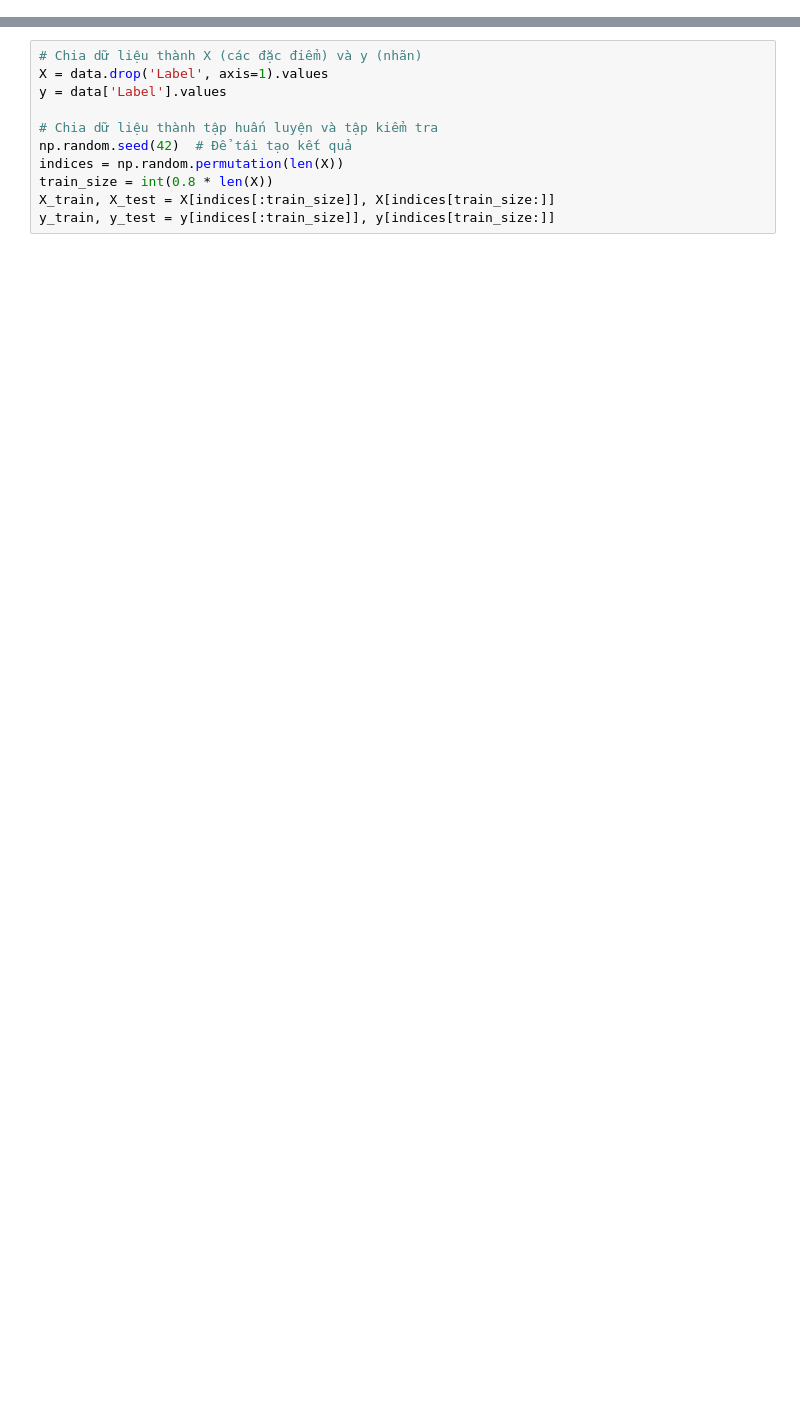
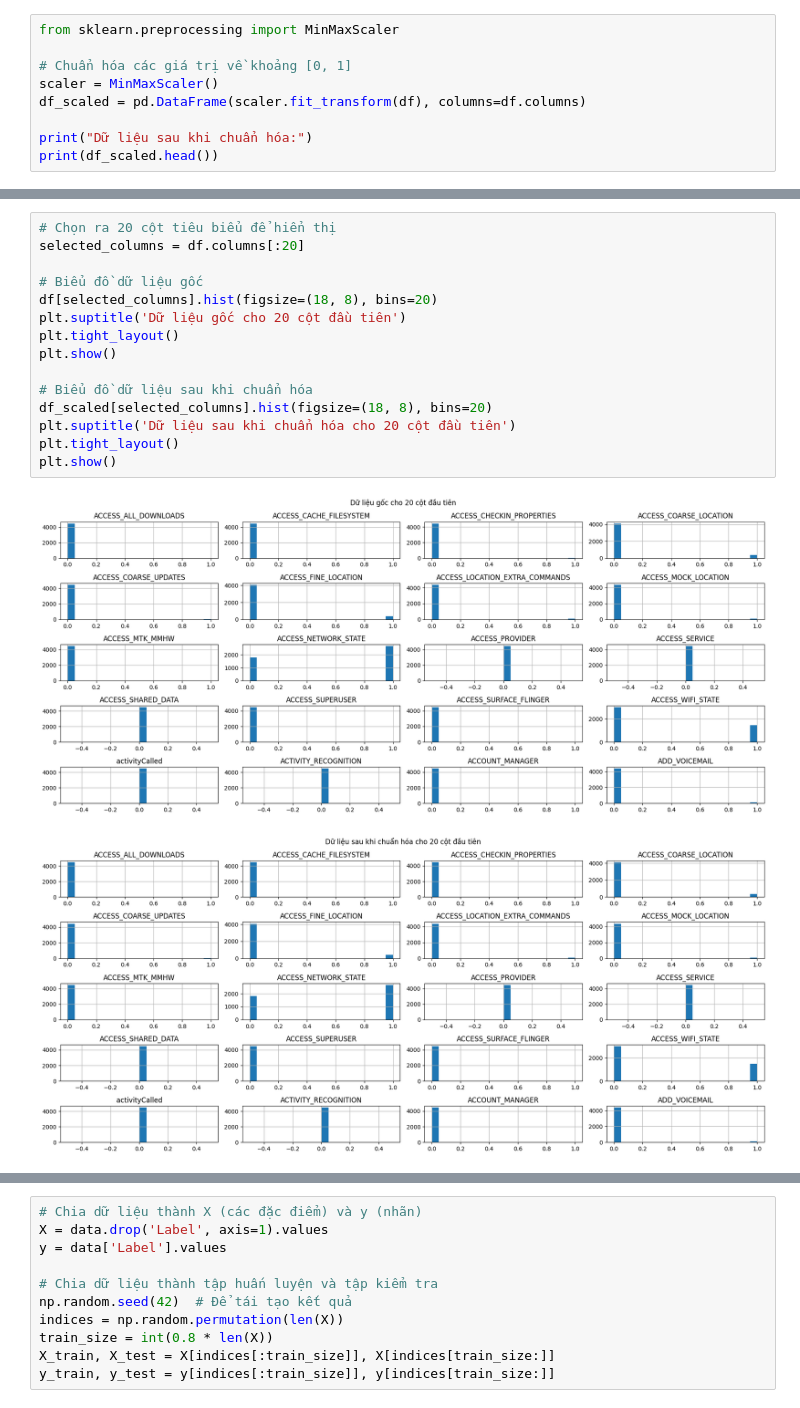
Before and after one commit to anvinh2812/Machine_learning_BTL, a Jupyter notebook: random_forest.ipynb, the cells around one changed output, grey strips where cells are left out. Drawn from its saved outputs; the diff is of its cells as text; blank space fills up the shorter version.

```diff
--- a/random_forest.ipynb
+++ b/random_forest.ipynb
@@ -47,0 +75,9 @@ Length: 242, dtype: int64
+# %%
+from sklearn.preprocessing import MinMaxScaler
+
+# Chuẩn hóa các giá trị về khoảng [0, 1]
+scaler = MinMaxScaler()
+df_scaled = pd.DataFrame(scaler.fit_transform(df), columns=df.columns)
+
+print("Dữ liệu sau khi chuẩn hóa:")
+print(df_scaled.head())
@@ -47,0 +102,18 @@ Length: 242, dtype: int64
+# %%
+# Chọn ra 20 cột tiêu biểu để hiển thị
+selected_columns = df.columns[:20]
+
+# Biểu đồ dữ liệu gốc
+df[selected_columns].hist(figsize=(18, 8), bins=20)
+plt.suptitle('Dữ liệu gốc cho 20 cột đầu tiên')
+plt.tight_layout()
+plt.show()
+
+# Biểu đồ dữ liệu sau khi chuẩn hóa
+df_scaled[selected_columns].hist(figsize=(18, 8), bins=20)
+plt.suptitle('Dữ liệu sau khi chuẩn hóa cho 20 cột đầu tiên')
+plt.tight_layout()
+plt.show()
+# %% [output]
+[figure, added]
+[figure, added]
```
Also changed, not shown: parts of 27 cells of this notebook, 17 other files.
